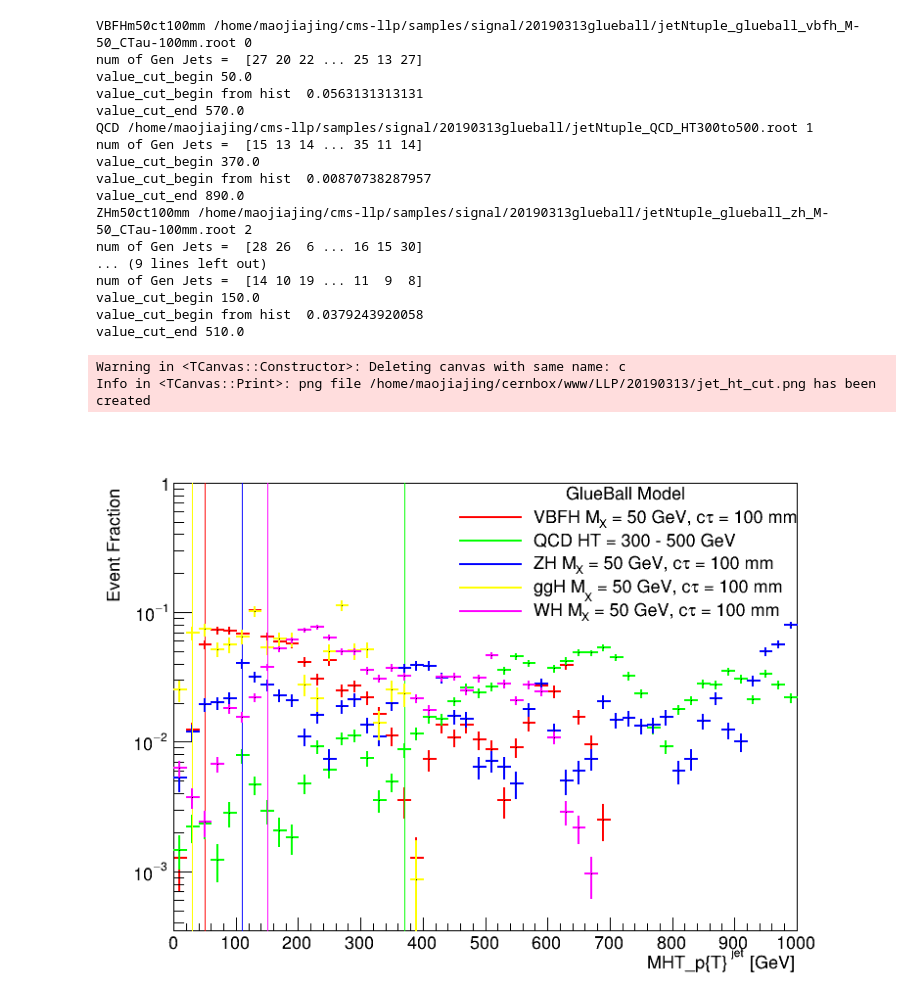
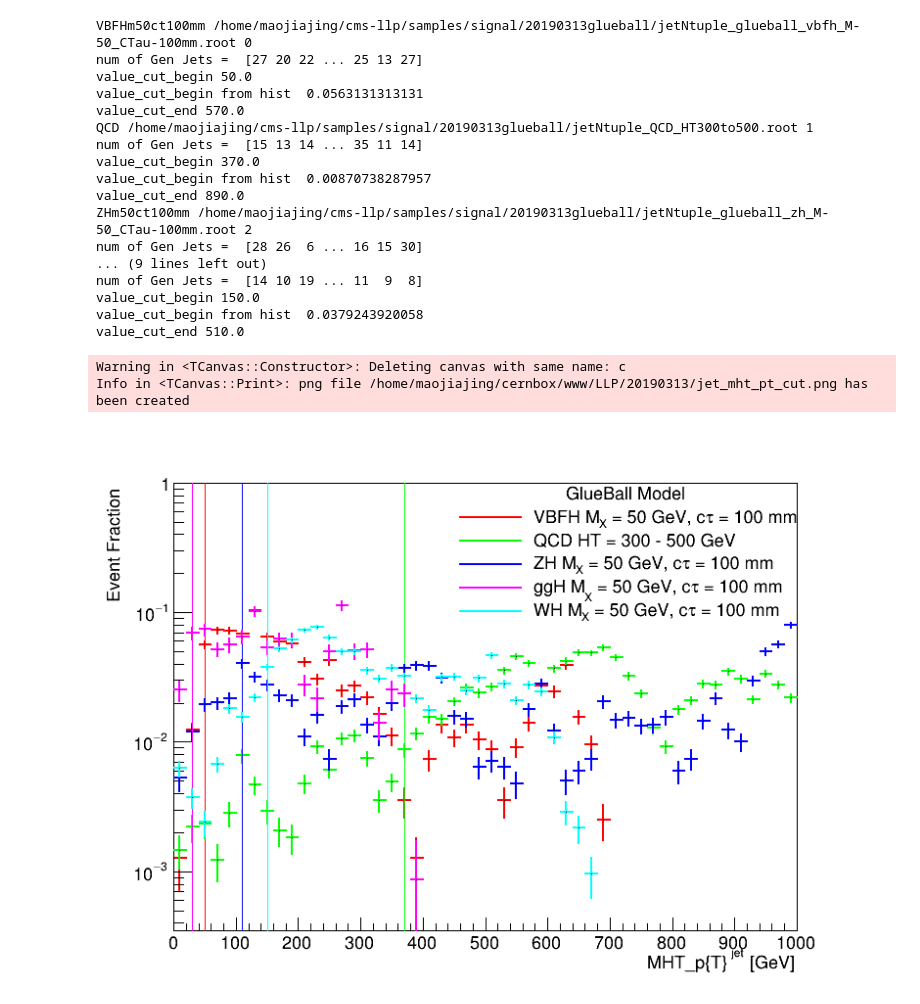
Before and after one commit to cms-lpc-llp/delayed_jet_analyzer, a Jupyter notebook: plot_scripts/HT_MHT.ipynb, the cells around one changed output. Saved outputs shown, nothing was run; the diff lists cells and outputs as text; code cells hidden in the pictures.

```diff
--- a/plot_scripts/HT_MHT.ipynb
+++ b/plot_scripts/HT_MHT.ipynb
@@ -254,6 +255,7 @@ for k,v in fpath.iteritems():
 
 
     h['jet_mht_pt'+str(k)] = create_TH1D(MHT_pt, axis_title=['MHT_p{T}^{jet} [GeV]', 'Event Fraction'], name='', binning=[50,0,1000])
+    if(cnt==3): cnt+=1
     h['jet_mht_pt'+str(k)].SetLineColor(cnt+2)
     h['jet_mht_pt'+str(k)].SetStats(0)
     #h['llp_pt'+str(k)].SetMaximum(10*h['llp_pt'+str(k)].GetMaximum())
@@ -271,7 +273,7 @@ for k,v in fpath.iteritems():
 legall.Draw('same')
 c.SetLogy()
 c.Draw()
-c.SaveAs(headout_dir+'/jet_ht.png')
+c.SaveAs(headout_dir+'/jet_mht_pt.png')
 
 
 
@@ -411,6 +413,7 @@ for k,v in fpath.iteritems():
         #print pid, pt, eta
         #print [y if x == 5 else -1 for x,y in zip(pid,pt)]
     h['llp_pt'+str(k)] = create_TH1D(llp_pt, axis_title=['p_{T}^{LLP} [GeV]', 'Event Fraction'], name='', binning=[50,0,200])
+    if(cnt==3): cnt+=1
     h['llp_pt'+str(k)].SetLineColor(cnt+2)
     h['llp_pt'+str(k)].SetStats(0)
     #h['llp_pt'+str(k)].SetMaximum(10*h['llp_pt'+str(k)].GetMaximum())
@@ -557,6 +560,7 @@ for k,v in fpath.iteritems():
 
 
     h['jet_mht_pt'+str(k)] = create_TH1D(MHT_pt, axis_title=['MHT_p{T}^{jet} [GeV]', 'Event Fraction'], name='', binning=[50,0,1000])
+    if(cnt==3): cnt+=1
     h['jet_mht_pt'+str(k)].SetLineColor(cnt+2)
     h['jet_mht_pt'+str(k)].SetStats(0)
     #h['llp_pt'+str(k)].SetMaximum(10*h['llp_pt'+str(k)].GetMaximum())
@@ -598,33 +602,33 @@ for k,v in fpath.iteritems():
     cnt += 1
 
 #c.SetTitle('LLP_#eta')
 legall.Draw('same')
 c.SetLogy()
 c.Draw()
-c.SaveAs(headout_dir+'/jet_ht_cut.png')
+c.SaveAs(headout_dir+'/jet_mht_pt_cut.png')
 
 
 
     #cnt +=1
     #print cnt
 # %% [output]
 VBFHm50ct100mm /home/maojiajing/cms-llp/samples/signal/20190313glueball/jetNtuple_glueball_vbfh_M-50_CTau-100mm.root 0
 num of Gen Jets =  [27 20 22 ... 25 13 27]
 value_cut_begin 50.0
 value_cut_begin from hist  0.0563131313131
 value_cut_end 570.0
 QCD /home/maojiajing/cms-llp/samples/signal/20190313glueball/jetNtuple_QCD_HT300to500.root 1
 num of Gen Jets =  [15 13 14 ... 35 11 14]
 value_cut_begin 370.0
 value_cut_begin from hist  0.00870738287957
 value_cut_end 890.0
 ZHm50ct100mm /home/maojiajing/cms-llp/samples/signal/20190313glueball/jetNtuple_glueball_zh_M-50_CTau-100mm.root 2
 num of Gen Jets =  [28 26  6 ... 16 15 30]
 ... (9 lines left out)
 num of Gen Jets =  [14 10 19 ... 11  9  8]
 value_cut_begin 150.0
 value_cut_begin from hist  0.0379243920058
 value_cut_end 510.0
 Warning in <TCanvas::Constructor>: Deleting canvas with same name: c
-Info in <TCanvas::Print>: png file /home/maojiajing/cernbox/www/LLP/20190313/jet_ht_cut.png has been created
+Info in <TCanvas::Print>: png file /home/maojiajing/cernbox/www/LLP/20190313/jet_mht_pt_cut.png has been created
-[figure, old version]
+[figure, new version]
```
Also changed, not shown: parts of 15 cells of this notebook.
